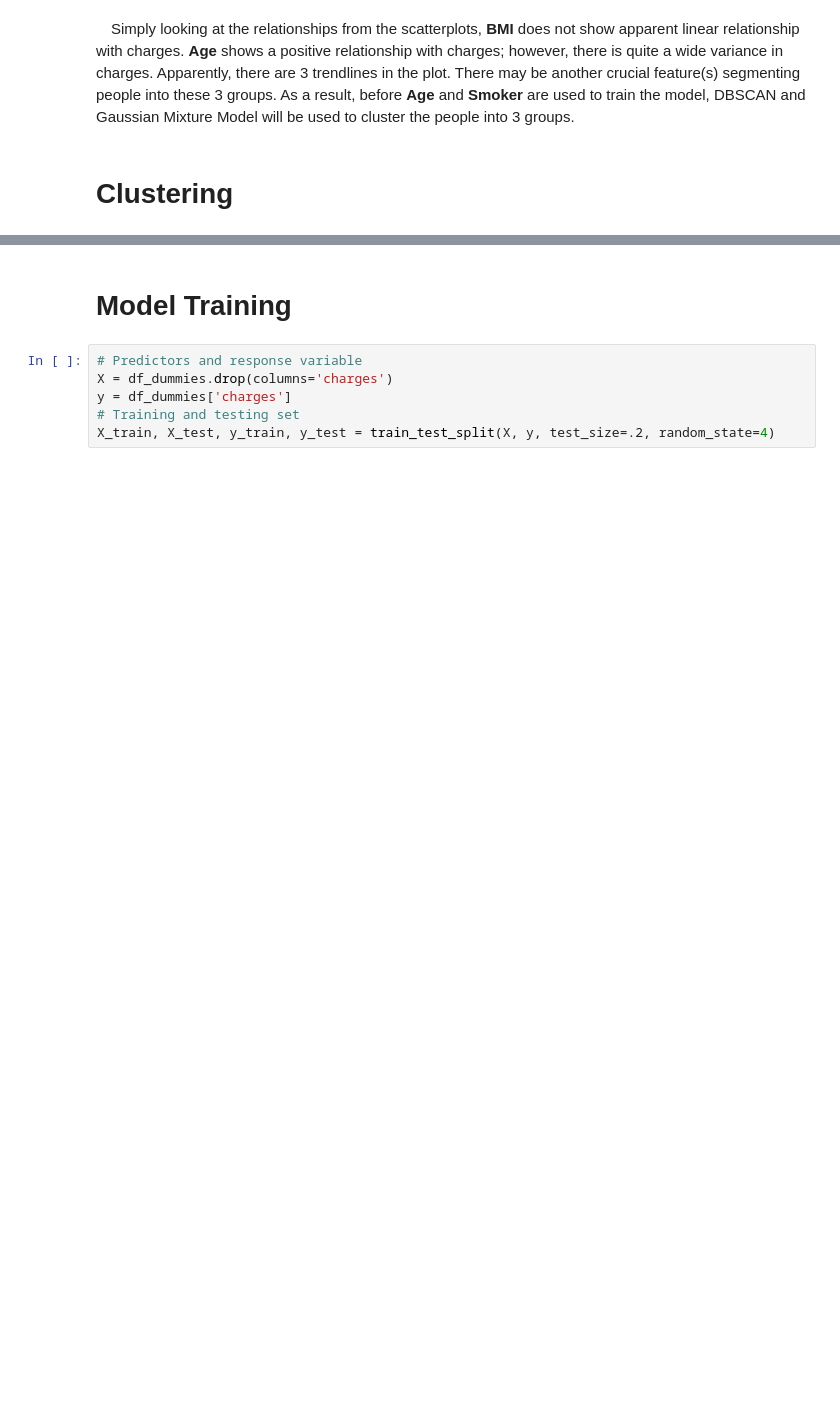
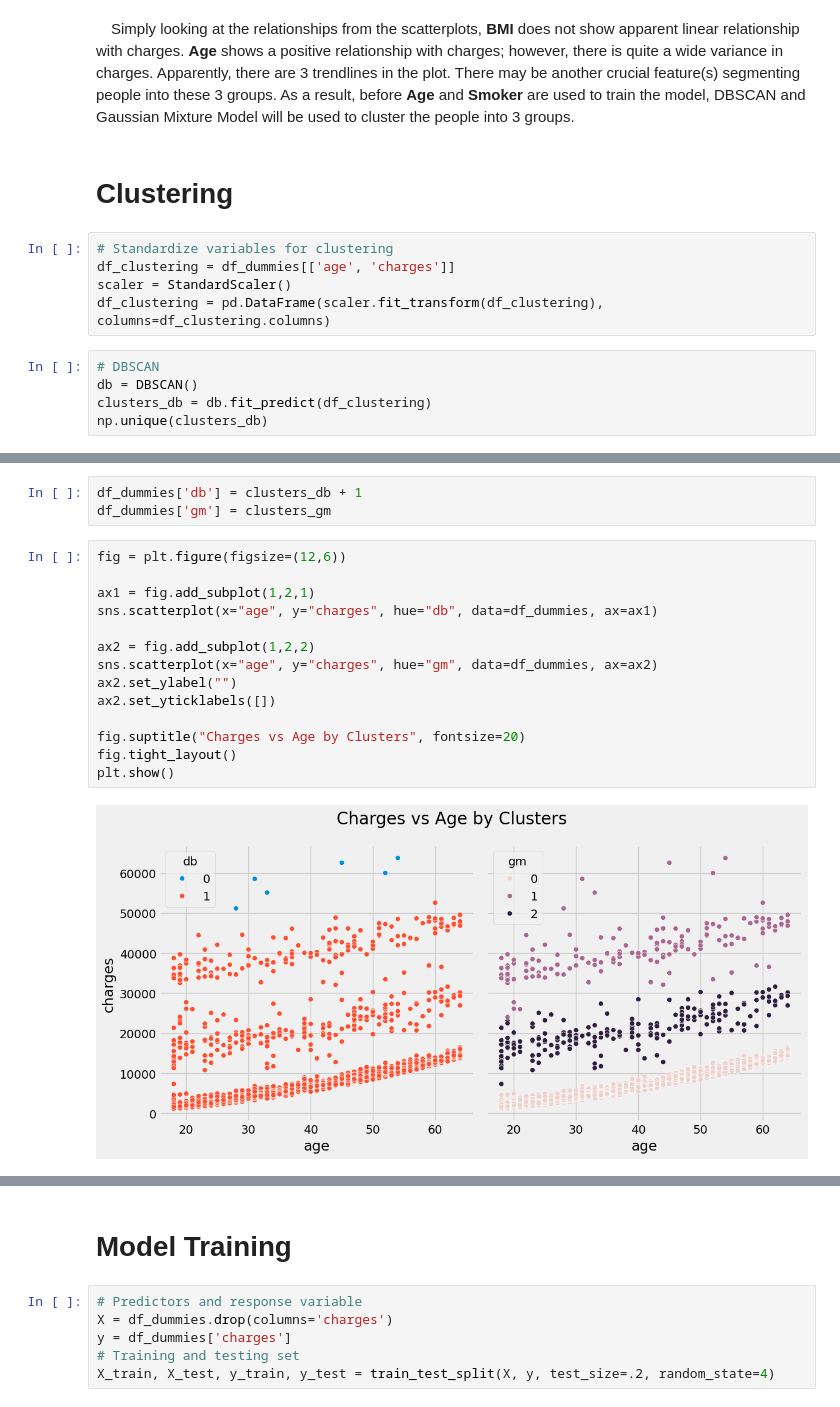
Before and after one commit to moscmh/medicalcost, a Jupyter notebook: medicalcost.ipynb, the cells around one changed output, grey strips where cells are left out. Saved outputs shown, nothing was run; the diff lists cells and outputs as text; blank space fills up the shorter version.

```diff
--- a/medicalcost.ipynb
+++ b/medicalcost.ipynb
@@ -148,3 +148,13 @@ plt.show()
 &emsp;Simply looking at the relationships from the scatterplots, **BMI** does not show apparent linear relationship with charges. **Age** shows a positive relationship with charges; however, there is quite a wide variance in charges. Apparently, there are 3 trendlines in the plot. There may be another crucial feature(s) segmenting people into these 3 groups. As a result, before **Age** and **Smoker** are used to train the model, DBSCAN and Gaussian Mixture Model will be used to cluster the people into 3 groups.<a id='charges-age'></a>
 # %% [markdown]
 # Clustering<a id='cluster'></a>
+# %%
+# Standardize variables for clustering
+df_clustering = df_dummies[['age', 'charges']]
+scaler = StandardScaler()
+df_clustering = pd.DataFrame(scaler.fit_transform(df_clustering), columns=df_clustering.columns)
+# %%
+# DBSCAN
+db = DBSCAN()
+clusters_db = db.fit_predict(df_clustering)
+np.unique(clusters_db)
@@ -150,0 +172,19 @@ plt.show()
+# %%
+df_dummies['db'] = clusters_db + 1
+df_dummies['gm'] = clusters_gm
+# %%
+fig = plt.figure(figsize=(12,6))
+
+ax1 = fig.add_subplot(1,2,1)
+sns.scatterplot(x="age", y="charges", hue="db", data=df_dummies, ax=ax1)
+
+ax2 = fig.add_subplot(1,2,2)
+sns.scatterplot(x="age", y="charges", hue="gm", data=df_dummies, ax=ax2)
+ax2.set_ylabel("")
+ax2.set_yticklabels([])
+
+fig.suptitle("Charges vs Age by Clusters", fontsize=20)
+fig.tight_layout()
+plt.show()
+# %% [output]
+[figure, added]
```
Also changed, not shown: parts of 8 cells of this notebook.
